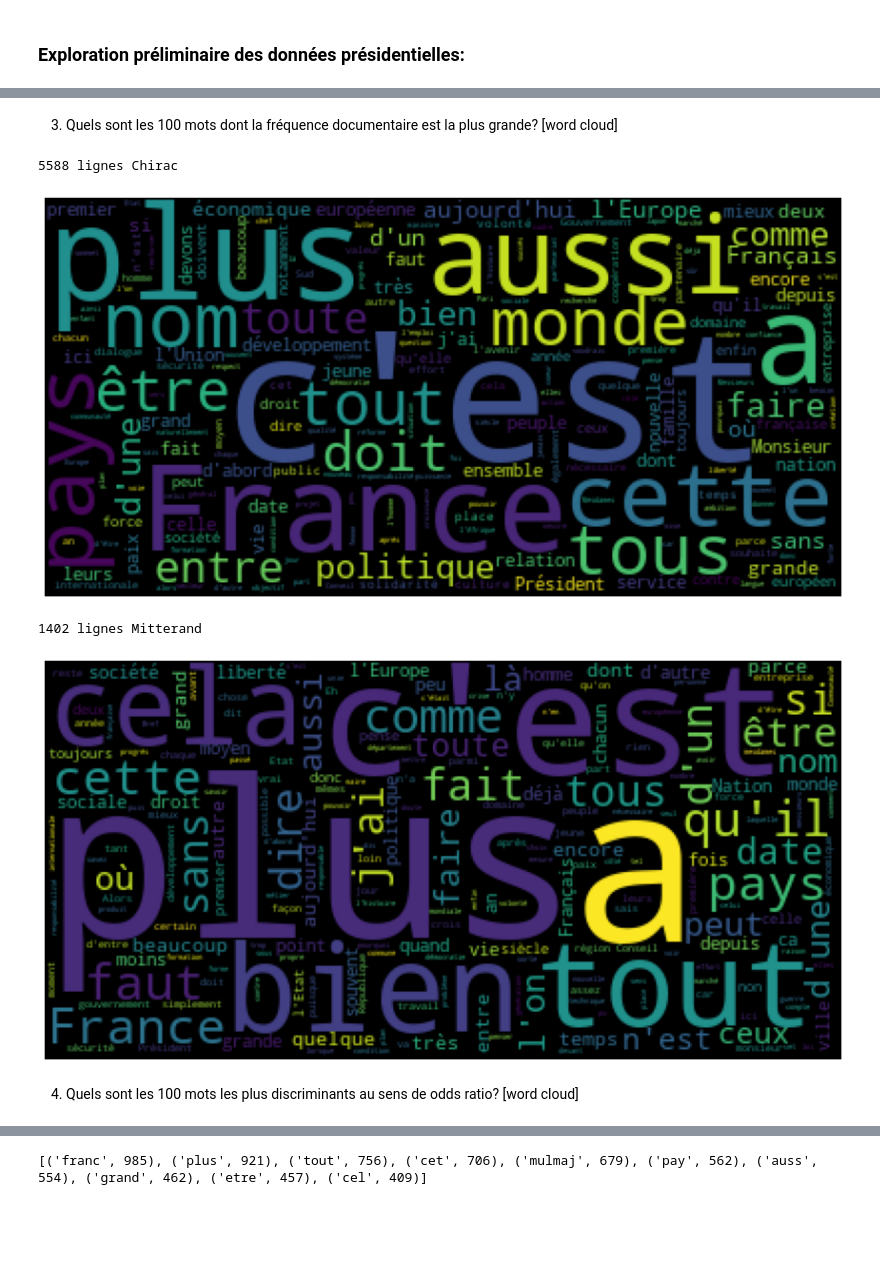
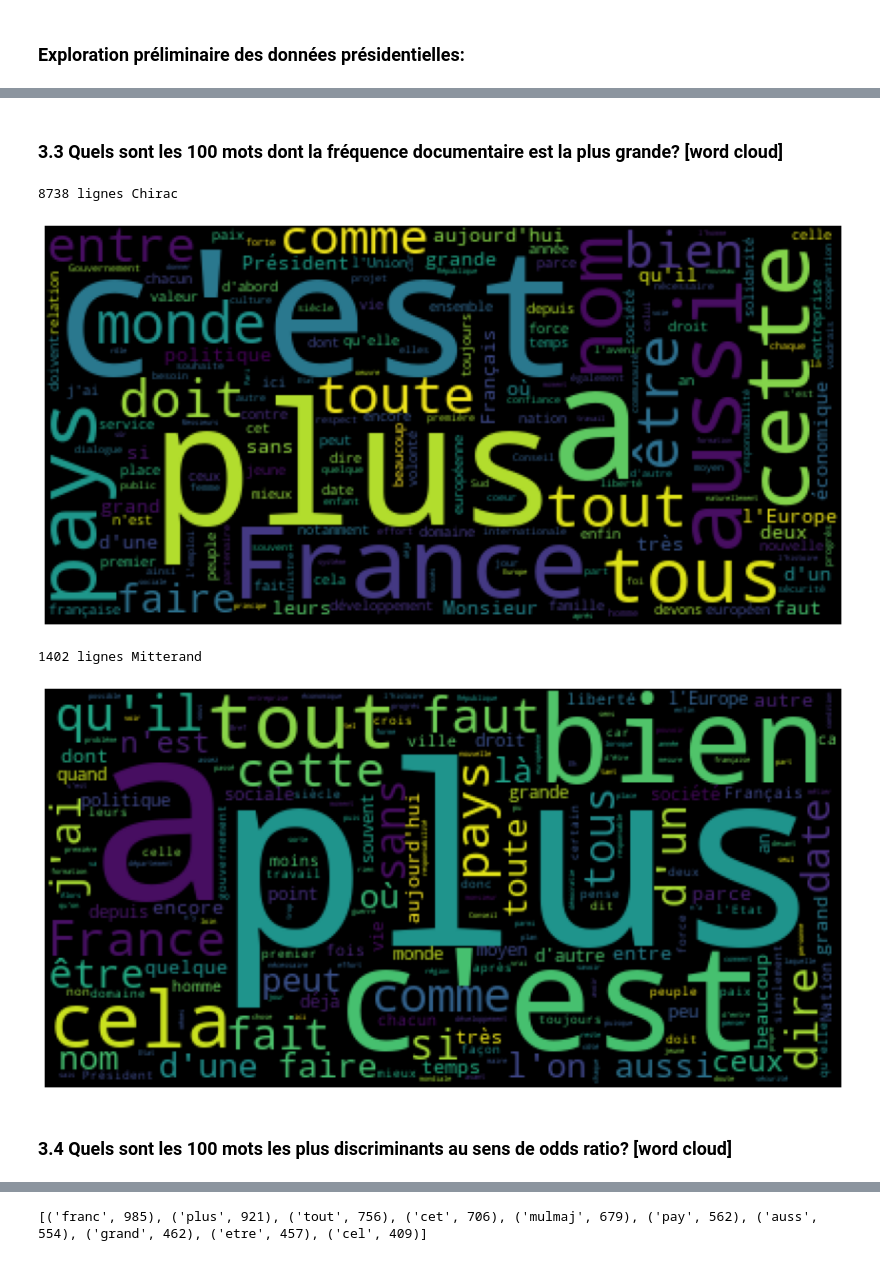
Before and after one commit to samynhl/RITAL-TMES, a Jupyter notebook: Projet TAL/Bow-Presidents.ipynb, the cells around one changed output, grey strips where cells are left out. Drawn from its saved outputs; the diff is of its cells as text; code cells hidden in the pictures; blank space fills up the shorter version.

```diff
--- a/Projet TAL/Bow-Presidents.ipynb
+++ b/Projet TAL/Bow-Presidents.ipynb
@@ -332,10 +339,10 @@ Time elapsed:  2.617659568786621
 from sklearn.feature_extraction.text import CountVectorizer, TfidfVectorizer
 
 vectorizer = TfidfVectorizer(min_df=10)
-X = vectorizer.fit_transform(X_train)
+X_processed = vectorizer.fit_transform(X)
 
 # Affichage
 vocabulaire = vectorizer.get_feature_names_out()
 print('Taille du vocabulaire = ', len(vocabulaire))
-print(X.toarray())
+print(X_processed.toarray())
 # %% [output]
@@ -377,20 +384,20 @@ counter.most_common(100)
 # %% [markdown]
-3. Quels sont les 100 mots dont la fréquence documentaire est la plus grande? [word cloud]
+### 3.3 Quels sont les 100 mots dont la fréquence documentaire est la plus grande? [word cloud]
 # %%
 # Wordcloud sur les discours de Chirac
 
 from wordcloud import WordCloud
 from PIL import Image
 
-x_chirac = [ X_train[i] for i in range(len(X_train)) if Y_train[i] == 1 ]
-print('{} lignes Chirac' .format(len(x_chirac)))
+x_chirac = [ X[i] for i in range(len(X)) if Y[i] == 1 ]
+print('{} lignes Chirac' .format(len(X)))
 
-text = ' '.join( [ d for d in x_chirac ] )
+text_chirac = ' '.join( [ d for d in x_chirac ] )
 stopwords_ = set(stopwords.words('french'))
 
 wc = WordCloud(background_color="black", max_words=500,
                collocations=False, stopwords=stopwords_, contour_width=3, contour_color='lightsteelblue')
-wc.generate(text)
+wc.generate(text_chirac)
 
 # Affichage
 plt.figure(figsize = (15,10))
@@ -398,31 +405,30 @@ plt.imshow(wc)
 plt.axis("off")
 plt.show()
 # %% [output]
-5588 lignes Chirac
+8738 lignes Chirac
-[figure, old version]
+[figure, new version]
 # %%
 # Wordcloud sur les discours du président Mitterand
 
-from wordcloud import WordCloud
-from PIL import Image
+# from PIL import Image
 
-x_mitterand = [ X_train[i] for i in range(len(X_train)) if Y_train[i] == -1 ]
+x_mitterand = [ X[i] for i in range(len(X_train)) if Y[i] == -1 ]
 print('{} lignes Mitterand' .format(len(x_mitterand)))
 
-text = ' '.join( [ d for d in x_mitterand ] )
+text_mit = ' '.join( [ d for d in x_mitterand ] )
 stopwords_ = set(stopwords.words('french'))
 
 wc = WordCloud(background_color="black", max_words=500,
                collocations=False, stopwords=stopwords_, contour_width=3, contour_color='lightsteelblue')
-wc.generate(text)
+wc.generate(text_mit)
 
 # Affichage
 plt.figure(figsize = (15,10))
 plt.imshow(wc)
 plt.axis("off")
 plt.show()
 # %% [output]
 1402 lignes Mitterand
-[figure, old version]
+[figure, new version]
 # %% [markdown]
-4. Quels sont les 100 mots les plus discriminants au sens de odds ratio? [word cloud]
+### 3.4 Quels sont les 100 mots les plus discriminants au sens de odds ratio? [word cloud]
```
Also changed, not shown: parts of 33 cells of this notebook.
